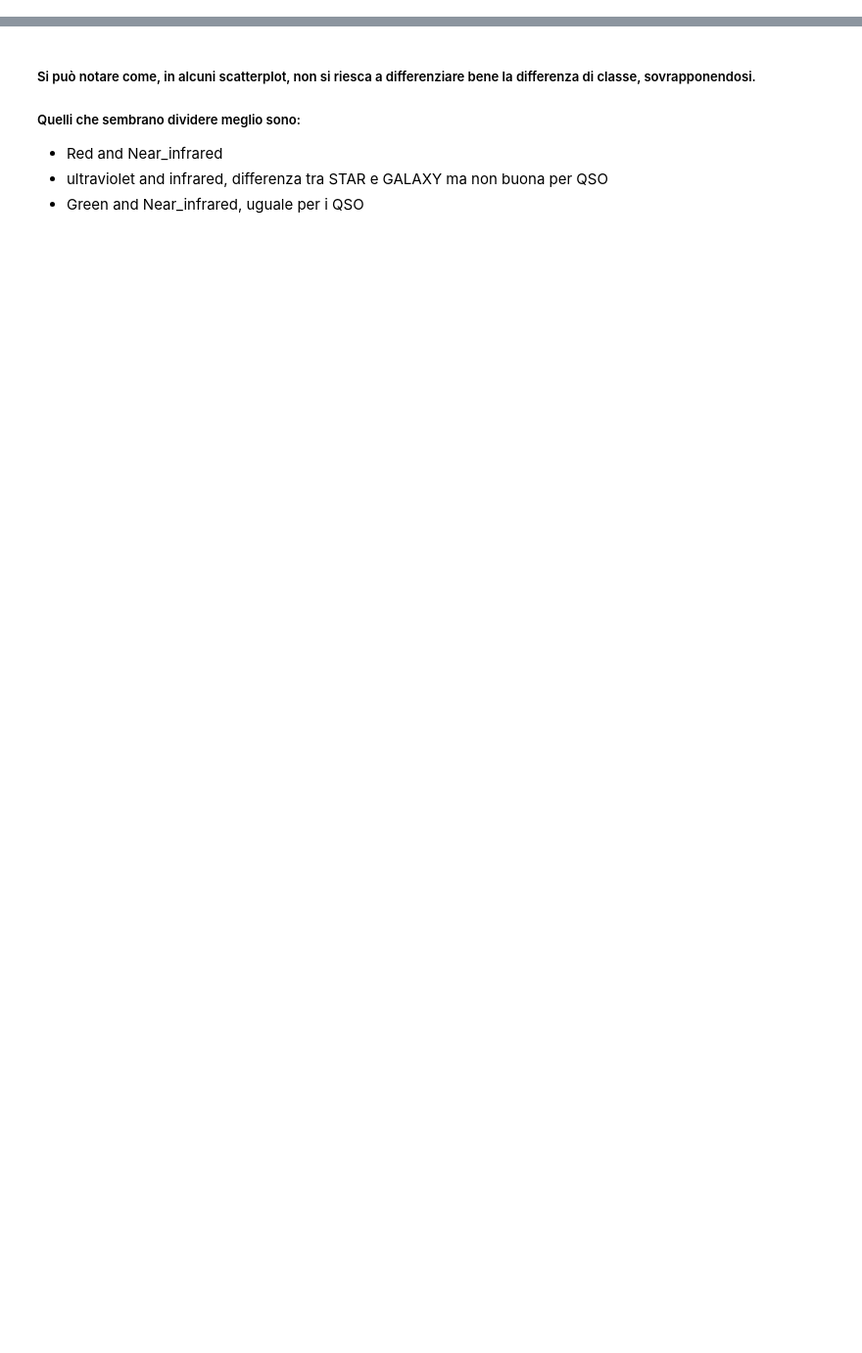
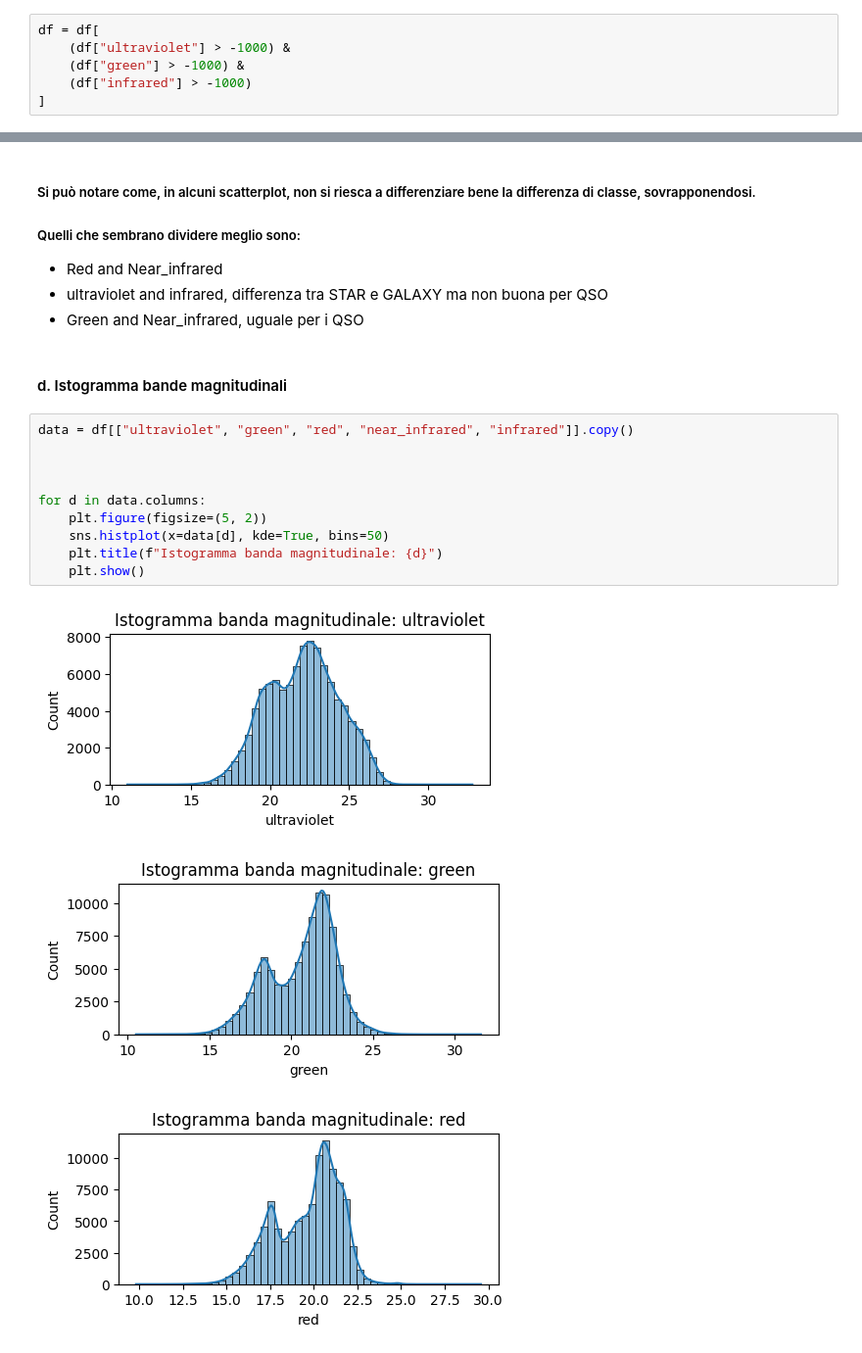
Before and after one commit to FabianCalangiu/Astronomical-Objects-Analysis, a Jupyter notebook: notebooks/explorative_analysis.ipynb, the cells around one changed output, grey strips where cells are left out. Shown at 98% size. Drawn from its saved outputs; the diff is of its cells as text; blank space fills up the shorter version.

```diff
--- a/notebooks/explorative_analysis.ipynb
+++ b/notebooks/explorative_analysis.ipynb
@@ -48,0 +87,6 @@ df
+# %%
+df = df[
+    (df["ultraviolet"] > -1000) &
+    (df["green"] > -1000) &
+    (df["infrared"] > -1000)
+]
@@ -106,3 +173,19 @@ plt.show()
     <li>ultraviolet and infrared, differenza tra STAR e GALAXY ma non buona per QSO</li>
     <li>Green and Near_infrared, uguale per i QSO</li>
 </ul>
+# %% [markdown]
+<h4>d. Istogramma bande magnitudinali</h4>
+# %%
+data = df[["ultraviolet", "green", "red", "near_infrared", "infrared"]].copy()
+
+
+
+for d in data.columns:
+    plt.figure(figsize=(5, 2))
+    sns.histplot(x=data[d], kde=True, bins=50)
+    plt.title(f"Istogramma banda magnitudinale: {d}")
+    plt.show()
+# %% [output]
+[figure, added]
+[figure, added]
+[figure, added]
```
Also changed, not shown: parts of 21 cells of this notebook.
